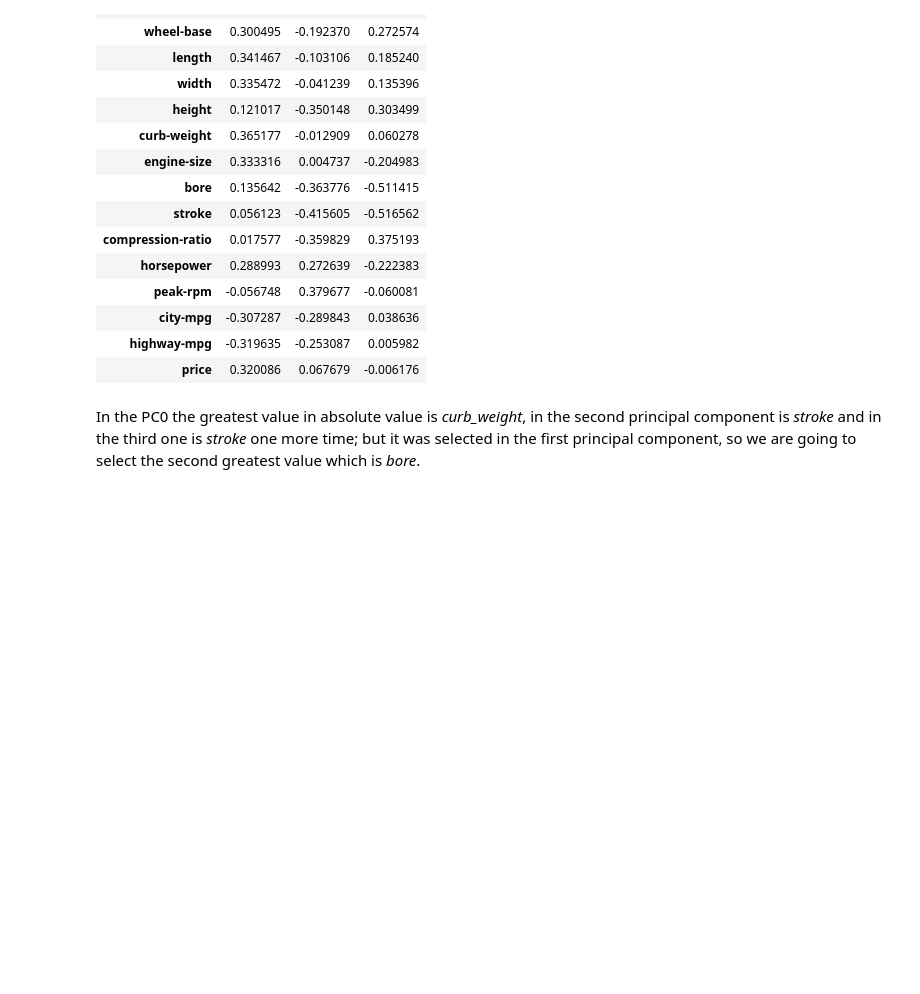
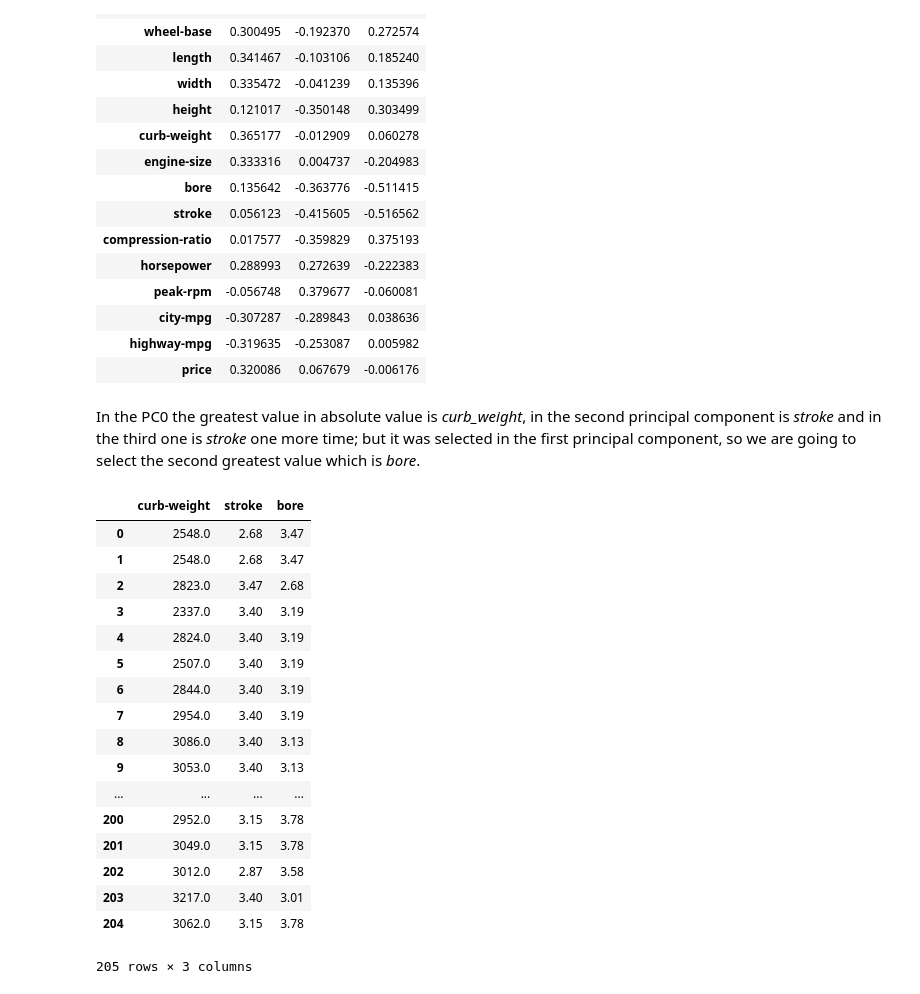
Before and after one commit to serrodcal-data-scientist/dataLab1, a Jupyter notebook: EDA.ipynb, the cells around one changed output. Drawn from its saved outputs; the diff is of its cells as text; code cells hidden in the pictures; blank space fills up the shorter version.

```diff
--- a/EDA.ipynb
+++ b/EDA.ipynb
@@ -305,3 +305,25 @@ final_principal_components.head(final_principal_components.shape[0])
 | price | 0.320086 | 0.067679 | -0.006176 |
 # %% [markdown]
 In the PC0 the greatest value in absolute value is *curb_weight*, in the second principal component is *stroke* and in the third one is *stroke* one more time; but it was selected in the first principal component, so we are going to select the second greatest value which is *bore*.
+# %%
+final_num_df = num_df[['curb-weight','stroke','bore']]
+final_num_df.head(final_num_df.shape[0])
+# %% [output]
+|  | curb-weight | stroke | bore |
+| 0 | 2548.0 | 2.68 | 3.47 |
+| 1 | 2548.0 | 2.68 | 3.47 |
+| 2 | 2823.0 | 3.47 | 2.68 |
+| 3 | 2337.0 | 3.40 | 3.19 |
+| 4 | 2824.0 | 3.40 | 3.19 |
+| 5 | 2507.0 | 3.40 | 3.19 |
+| 6 | 2844.0 | 3.40 | 3.19 |
+| 7 | 2954.0 | 3.40 | 3.19 |
+| 8 | 3086.0 | 3.40 | 3.13 |
+| 9 | 3053.0 | 3.40 | 3.13 |
+| ... | ... | ... | ... |
+| 200 | 2952.0 | 3.15 | 3.78 |
+| 201 | 3049.0 | 3.15 | 3.78 |
+| 202 | 3012.0 | 2.87 | 3.58 |
+| 203 | 3217.0 | 3.40 | 3.01 |
+| 204 | 3062.0 | 3.15 | 3.78 |
+205 rows × 3 columns
```
